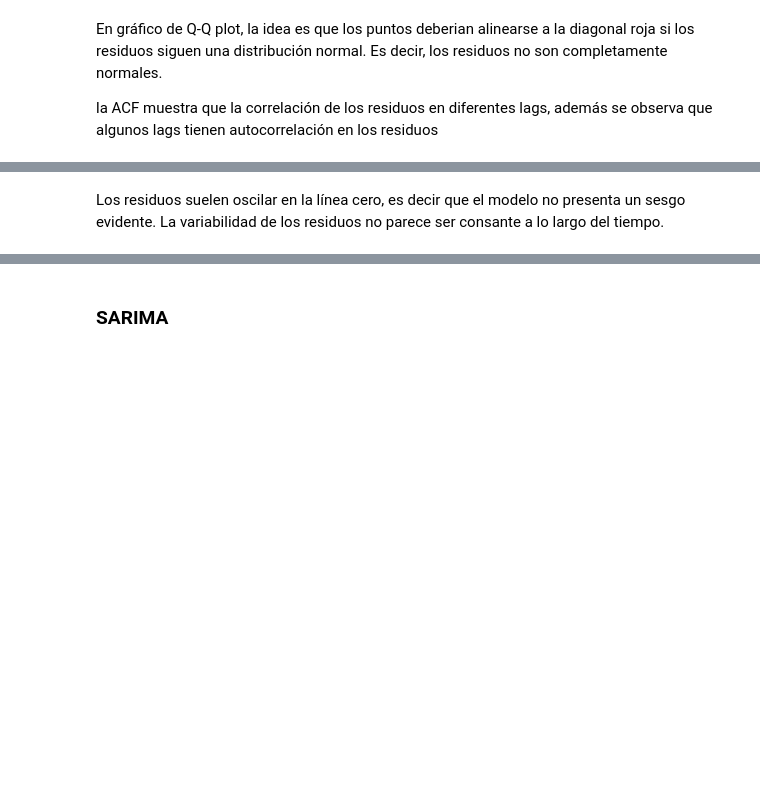
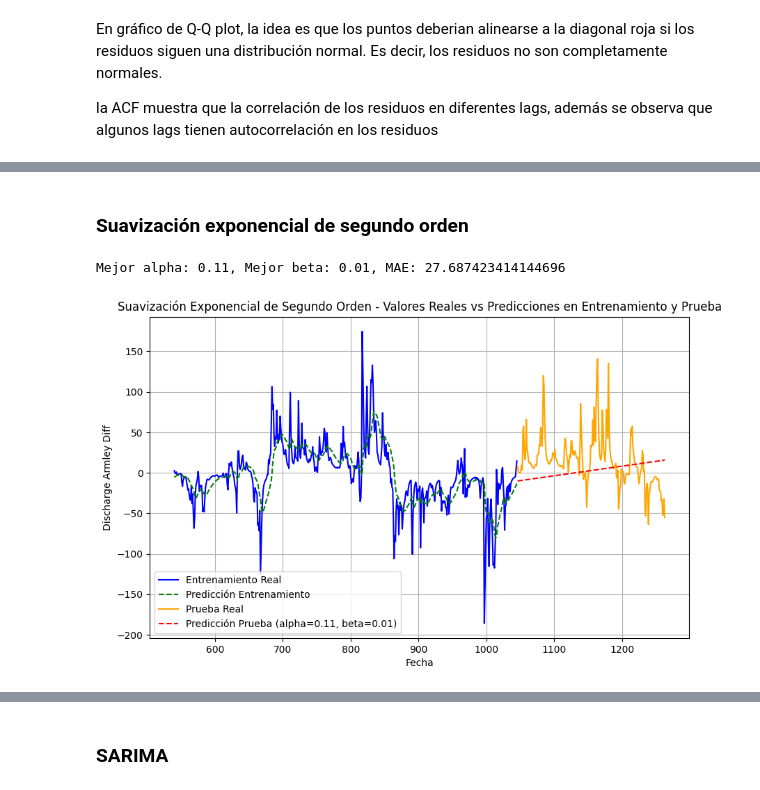
Before and after one commit to Jasonjeik/jbook_ST20240919, a Jupyter notebook: _sources/Modelos_comerciales.ipynb, the cells around one changed output, grey strips where cells are left out. Saved outputs shown, nothing was run; the diff lists cells and outputs as text; code cells hidden in the pictures; blank space fills up the shorter version.

```diff
--- a/_sources/Modelos_comerciales.ipynb
+++ b/_sources/Modelos_comerciales.ipynb
@@ -305,2 +197,66 @@ dtype: float64
-# %% [markdown]
-Los residuos suelen oscilar en la línea cero, es decir que el modelo no presenta un sesgo evidente. La variabilidad de los residuos no parece ser consante a lo largo del tiempo.
+# %% [markdown]
+### Suavización exponencial de segundo orden
+# %%
+import numpy as np
+from statsmodels.tsa.holtwinters import ExponentialSmoothing
+from sklearn.metrics import mean_absolute_error
+import matplotlib.pyplot as plt
+
+def secondsmoothstats(train, ts_test):
+    alphas = np.arange(0.01, 1.0, 0.10)
+    betas = np.arange(0.01, 1.0, 0.10)
+    best_mae = float("inf")
+    step = len(ts_test)
+    mae_list = []
+
+    best_alpha, best_beta, best_mae = None, None, best_mae
+
+    for alpha in alphas:
+        for beta in betas:
+
+            des_model = ExponentialSmoothing(train, trend='add').fit(smoothing_level=alpha, smoothing_slope=beta)
+            y_pred = des_model.forecast(step)
+
+            mae = mean_absolute_error(ts_test, y_pred)
+            mae_list.append(mae)
+
+            if mae < best_mae:
+                best_alpha, best_beta, best_mae = alpha, beta, mae
+
+    return best_alpha, best_beta, best_mae, mae_list
+
+
+def forecastsecondsmoothstats(train, ts_test, best_alpha, best_beta):
+
+    des_model = ExponentialSmoothing(train, trend='add').fit(smoothing_level=best_alpha, smoothing_slope=best_beta)
+
+    y_pred_train = des_model.fittedvalues
+
+    step = len(ts_test)
+    y_pred_test = des_model.forecast(step)
+
+    return y_pred_train, y_pred_test
+
+best_alpha, best_beta, best_mae, mae_list = secondsmoothstats(train_data['discharge_armley_diff'], test_data['discharge_armley_diff'])
+y_pred_train, y_pred_test = forecastsecondsmoothstats(train_data['discharge_armley_diff'], test_data['discharge_armley_diff'], best_alpha, best_beta)
+
+
+print(f"Mejor alpha: {best_alpha}, Mejor beta: {best_beta}, MAE: {best_mae}")
+
+plt.figure(figsize=(10, 6))
+
+plt.plot(train_data.index, train_data['discharge_armley_diff'], label='Entrenamiento Real', color='blue')
+plt.plot(train_data.index, y_pred_train, label='Predicción Entrenamiento', color='green', linestyle='--')
+
+plt.plot(test_data.index, test_data['discharge_armley_diff'], label='Prueba Real', color='orange')
+plt.plot(test_data.index, y_pred_test, label=f'Predicción Prueba (alpha={best_alpha}, beta={best_beta})', color='red', linestyle='--')
+
+plt.xlabel('Fecha')
+plt.ylabel('Discharge Armley Diff')
+plt.title('Suavización Exponencial de Segundo Orden - Valores Reales vs Predicciones en Entrenamiento y Prueba')
+plt.legend()
+plt.grid(True)
+plt.show()
+# %% [output]
+Mejor alpha: 0.11, Mejor beta: 0.01, MAE: 27.687423414144696
+[figure, added]
```
Also changed, not shown: parts of 33 cells of this notebook, 50 other files.
